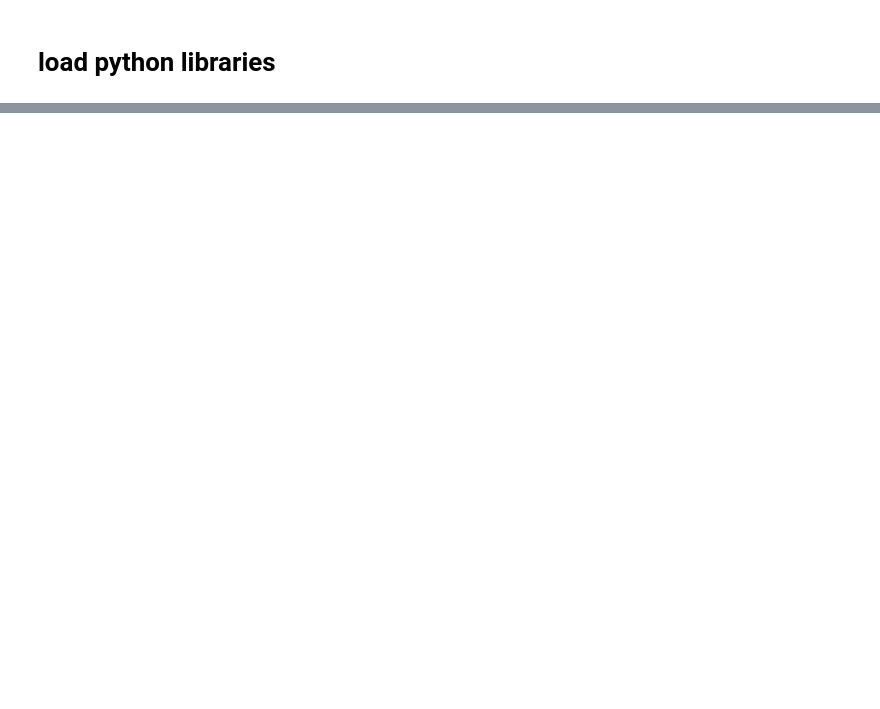
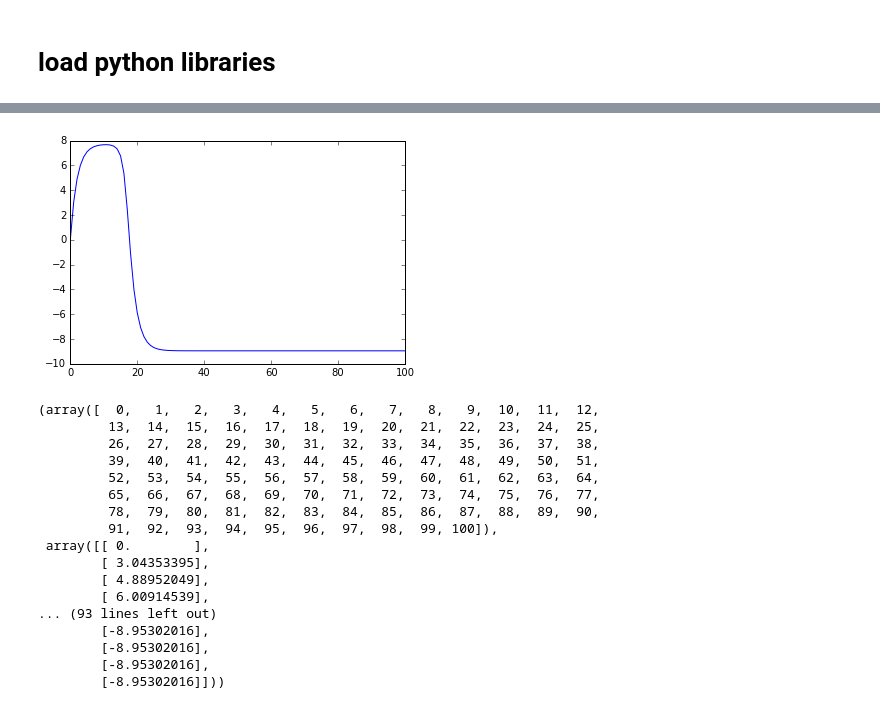
Before and after one commit to GuillaumeNoell/Bioinformatics---EASI-EPOC, a Jupyter notebook: math_model.ipynb, the cells around one changed output, grey strips where cells are left out. Saved outputs shown, nothing was run; the diff lists cells and outputs as text; code cells hidden in the pictures; blank space fills up the shorter version.

```diff
--- a/math_model.ipynb
+++ b/math_model.ipynb
@@ -80,28 +153,34 @@ years, E_values = E.result
-# %%
-years = arange(1,101,1)
-
-def Activity(exposure_trigger, slope_to_maximal_microphage_activity,
-            persistence_after_quitting):
-
-
-    def value(years, exposure_trigger, slope_to_maximal_microphage_activity,
-            persistence_after_quitting):
-            return 1
-
-    values = value(years, exposure_trigger, slope_to_maximal_microphage_activity,
-            persistence_after_quitting)
-
-    plt.plot(years, values)
-    plt.show()
-    return years, values
-# %%
-E = interactive(Exposure,
-                age_of_onset = IntSlider(min=5,max=50,step=1,value=15), # years
-                maximal_consumption = FloatSlider(min=0.1,max=5,step=0.1,value=1.5), # packs/day
-                time_to_max_exposure = IntSlider(min=1,max=20,step=1,value=5), # years
-                age_of_quitting = IntSlider(min=5,max=130,step=1,value=130), # years
-                time_to_complete_quitting = IntSlider(min=5,max=130,step=1,value=130), # years
-               )
-display(E)
-E_arguments = E.kwargs
-years, E_values = E.result
+# %%
+def Activity_plot(exposure_trigger, slope_to_maximal_microphage_activity,
+            persistence_after_quitting): # Macrophage activity
+
+    A_values = integrate.odeint(derivative_of_A, 0, years)
+    plt.plot(years, A_values)
+    plt.show()
+    return years, A_values
+# %%
+A = interactive(Activity_plot,
+                exposure_trigger = IntSlider(min= 0.1,max=1,step=0.1,value=0.3), # pack/day
+                slope_to_maximal_microphage_activity = FloatSlider(min=1,max=3,step=0.25,value=2), #
+                persistence_after_quitting = IntSlider(min=0,max=101,step=1,value=96) # % of Macrophage activity, 101 is non-quitter
+               )
+display(A)
+# %% [output]
+[figure, added]
+(array([  0,   1,   2,   3,   4,   5,   6,   7,   8,   9,  10,  11,  12,
+         13,  14,  15,  16,  17,  18,  19,  20,  21,  22,  23,  24,  25,
+         26,  27,  28,  29,  30,  31,  32,  33,  34,  35,  36,  37,  38,
+         39,  40,  41,  42,  43,  44,  45,  46,  47,  48,  49,  50,  51,
+         52,  53,  54,  55,  56,  57,  58,  59,  60,  61,  62,  63,  64,
+         65,  66,  67,  68,  69,  70,  71,  72,  73,  74,  75,  76,  77,
+         78,  79,  80,  81,  82,  83,  84,  85,  86,  87,  88,  89,  90,
+         91,  92,  93,  94,  95,  96,  97,  98,  99, 100]),
+ array([[ 0.        ],
+        [ 3.04353395],
+        [ 4.88952049],
+        [ 6.00914539],
+... (93 lines left out)
+        [-8.95302016],
+        [-8.95302016],
+        [-8.95302016],
+        [-8.95302016]]))
```
Also changed, not shown: parts of 12 cells of this notebook.
